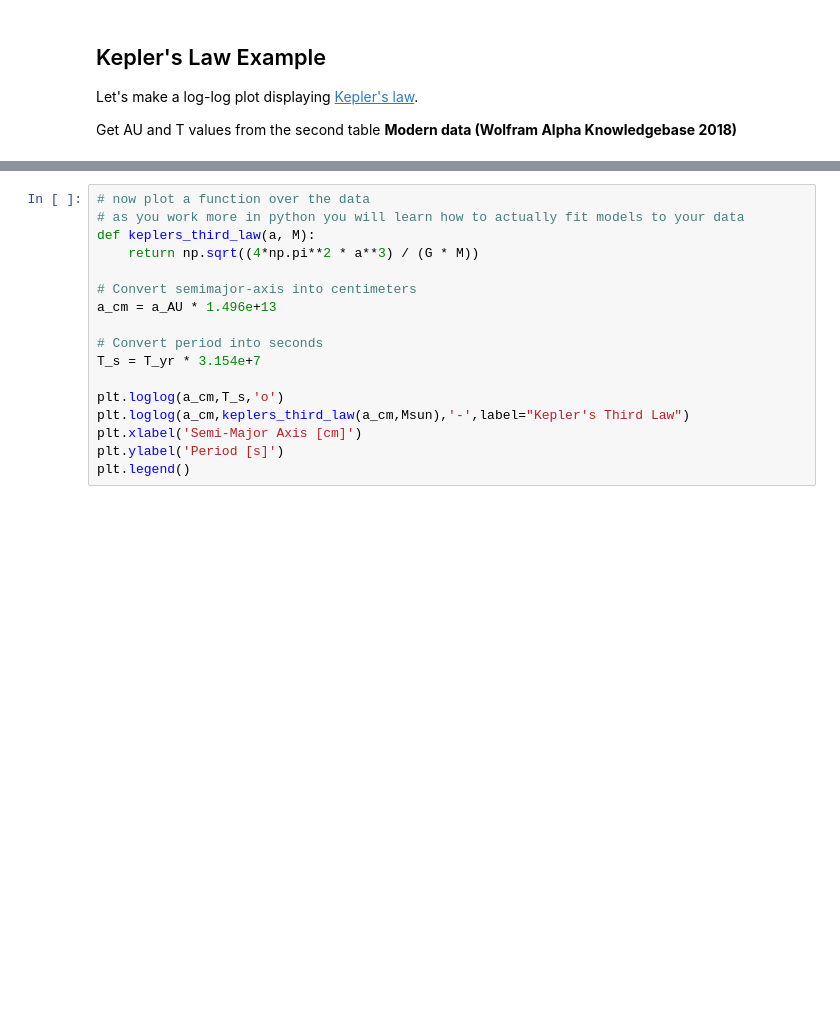
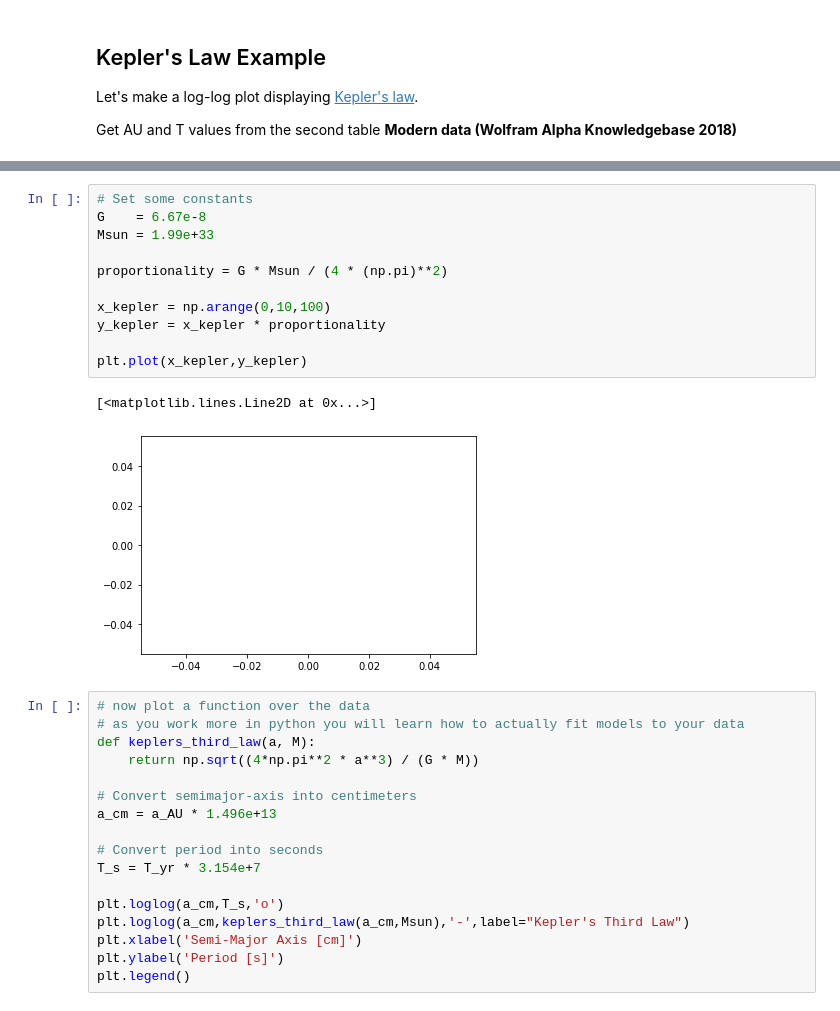
Before and after one commit to simonlowry1/Astro3190_Lowry, a Jupyter notebook: lessons/06-plotting_Lowry.ipynb, the cells around one changed output, grey strips where cells are left out. Saved outputs shown, nothing was run; the diff lists cells and outputs as text; blank space fills up the shorter version.

```diff
--- a/lessons/06-plotting_Lowry.ipynb
+++ b/lessons/06-plotting_Lowry.ipynb
@@ -179,3 +180,17 @@ SyntaxError: invalid syntax (<ipython-input-19-bd6ca887423c>, line 2)
+# %%
+# Set some constants
+G    = 6.67e-8
+Msun = 1.99e+33
+
+proportionality = G * Msun / (4 * (np.pi)**2)
+
+x_kepler = np.arange(0,10,100)
+y_kepler = x_kepler * proportionality
+
+plt.plot(x_kepler,y_kepler)
+# %% [output]
+[<matplotlib.lines.Line2D at 0x...>]
+[figure, added]
 # %%
 # now plot a function over the data
 # as you work more in python you will learn how to actually fit models to your data
```
Also changed, not shown: parts of 5 cells of this notebook, 1 other file.
